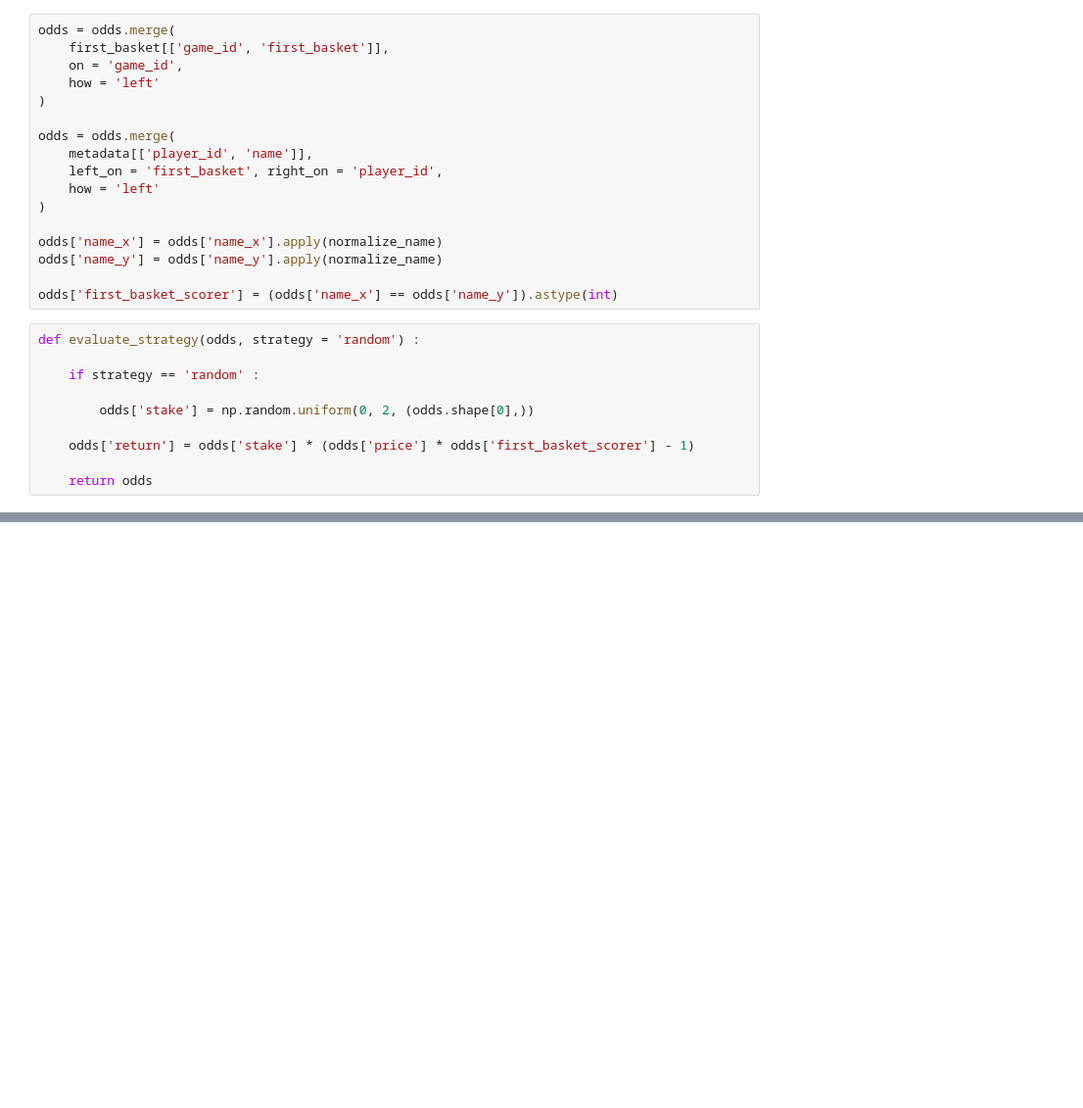
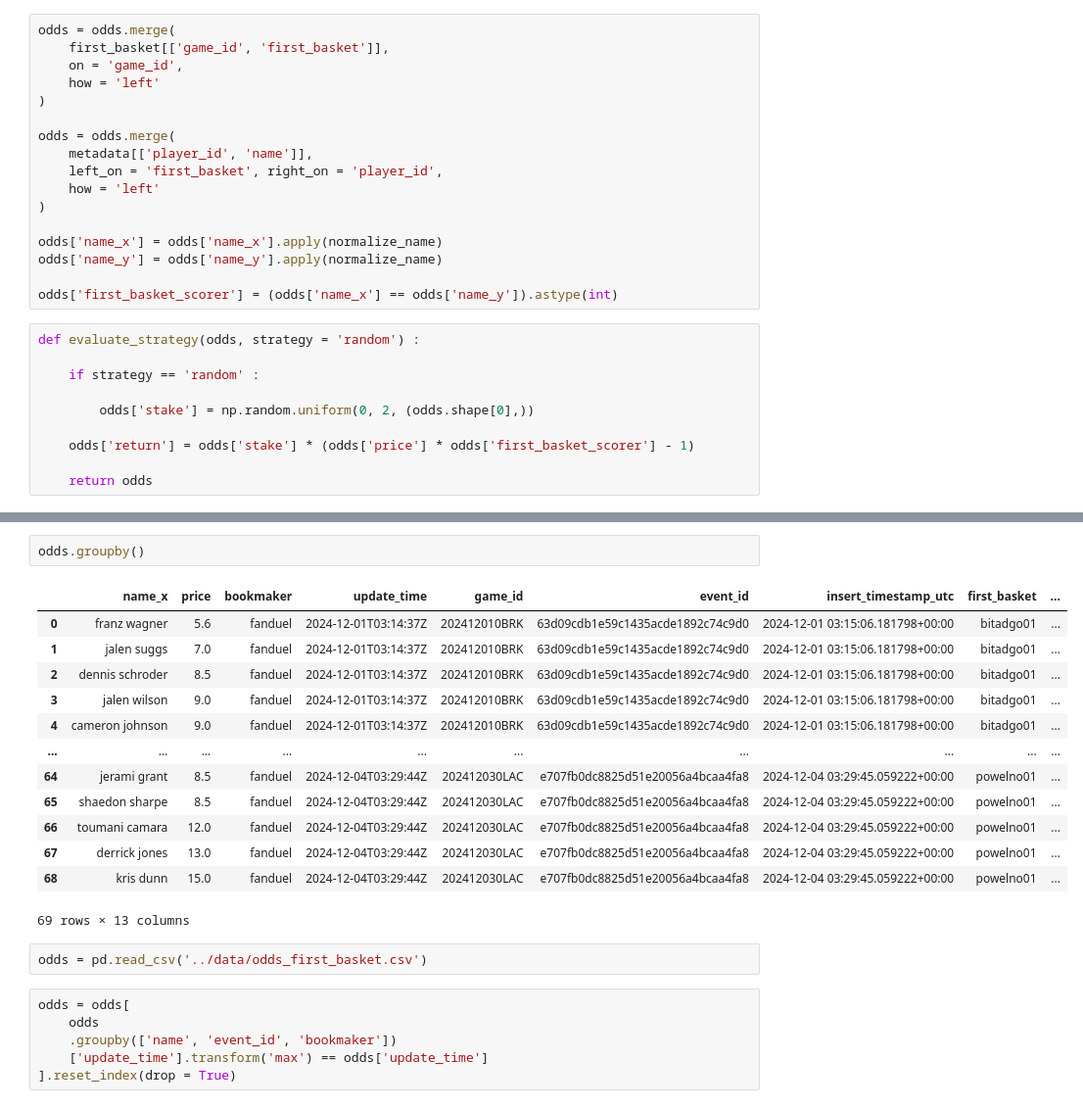
Before and after one commit to martinbog19/LeFirstBasket, a Jupyter notebook: ml/strategy.ipynb, the cells around one changed output, grey strips where cells are left out. Shown: that part at 98% size. Cells and saved outputs as stored; diff of their text form; blank space fills up the shorter version.

```diff
--- a/ml/strategy.ipynb
+++ b/ml/strategy.ipynb
@@ -74,0 +97,24 @@ evaluate_strategy(odds).sort_values('return', ascending = False)
+# %%
+odds.groupby()
+# %% [output]
+|  | name_x | price | bookmaker | update_time | game_id | event_id | insert_timestamp_utc | first_basket | ... |
+| 0 | franz wagner | 5.6 | fanduel | 2024-12-01T03:14:37Z | 202412010BRK | 63d09cdb1e59c1435acde1892c74c9d0 | 2024-12-01 03:15:06.181798+00:00 | bitadgo01 | ... |
+| 1 | jalen suggs | 7.0 | fanduel | 2024-12-01T03:14:37Z | 202412010BRK | 63d09cdb1e59c1435acde1892c74c9d0 | 2024-12-01 03:15:06.181798+00:00 | bitadgo01 | ... |
+| 2 | dennis schroder | 8.5 | fanduel | 2024-12-01T03:14:37Z | 202412010BRK | 63d09cdb1e59c1435acde1892c74c9d0 | 2024-12-01 03:15:06.181798+00:00 | bitadgo01 | ... |
+| 3 | jalen wilson | 9.0 | fanduel | 2024-12-01T03:14:37Z | 202412010BRK | 63d09cdb1e59c1435acde1892c74c9d0 | 2024-12-01 03:15:06.181798+00:00 | bitadgo01 | ... |
+| 4 | cameron johnson | 9.0 | fanduel | 2024-12-01T03:14:37Z | 202412010BRK | 63d09cdb1e59c1435acde1892c74c9d0 | 2024-12-01 03:15:06.181798+00:00 | bitadgo01 | ... |
+| ... | ... | ... | ... | ... | ... | ... | ... | ... | ... |
+| 64 | jerami grant | 8.5 | fanduel | 2024-12-04T03:29:44Z | 202412030LAC | e707fb0dc8825d51e20056a4bcaa4fa8 | 2024-12-04 03:29:45.059222+00:00 | powelno01 | ... |
+| 65 | shaedon sharpe | 8.5 | fanduel | 2024-12-04T03:29:44Z | 202412030LAC | e707fb0dc8825d51e20056a4bcaa4fa8 | 2024-12-04 03:29:45.059222+00:00 | powelno01 | ... |
+| 66 | toumani camara | 12.0 | fanduel | 2024-12-04T03:29:44Z | 202412030LAC | e707fb0dc8825d51e20056a4bcaa4fa8 | 2024-12-04 03:29:45.059222+00:00 | powelno01 | ... |
+| 67 | derrick jones | 13.0 | fanduel | 2024-12-04T03:29:44Z | 202412030LAC | e707fb0dc8825d51e20056a4bcaa4fa8 | 2024-12-04 03:29:45.059222+00:00 | powelno01 | ... |
+| 68 | kris dunn | 15.0 | fanduel | 2024-12-04T03:29:44Z | 202412030LAC | e707fb0dc8825d51e20056a4bcaa4fa8 | 2024-12-04 03:29:45.059222+00:00 | powelno01 | ... |
+69 rows × 13 columns
+# %%
+odds = pd.read_csv('../data/odds_first_basket.csv')
+# %%
+odds = odds[
+    odds
+    .groupby(['name', 'event_id', 'bookmaker'])
+    ['update_time'].transform('max') == odds['update_time']
+].reset_index(drop = True)
```
Also changed, not shown: parts of 4 cells of this notebook, 1 other file.
